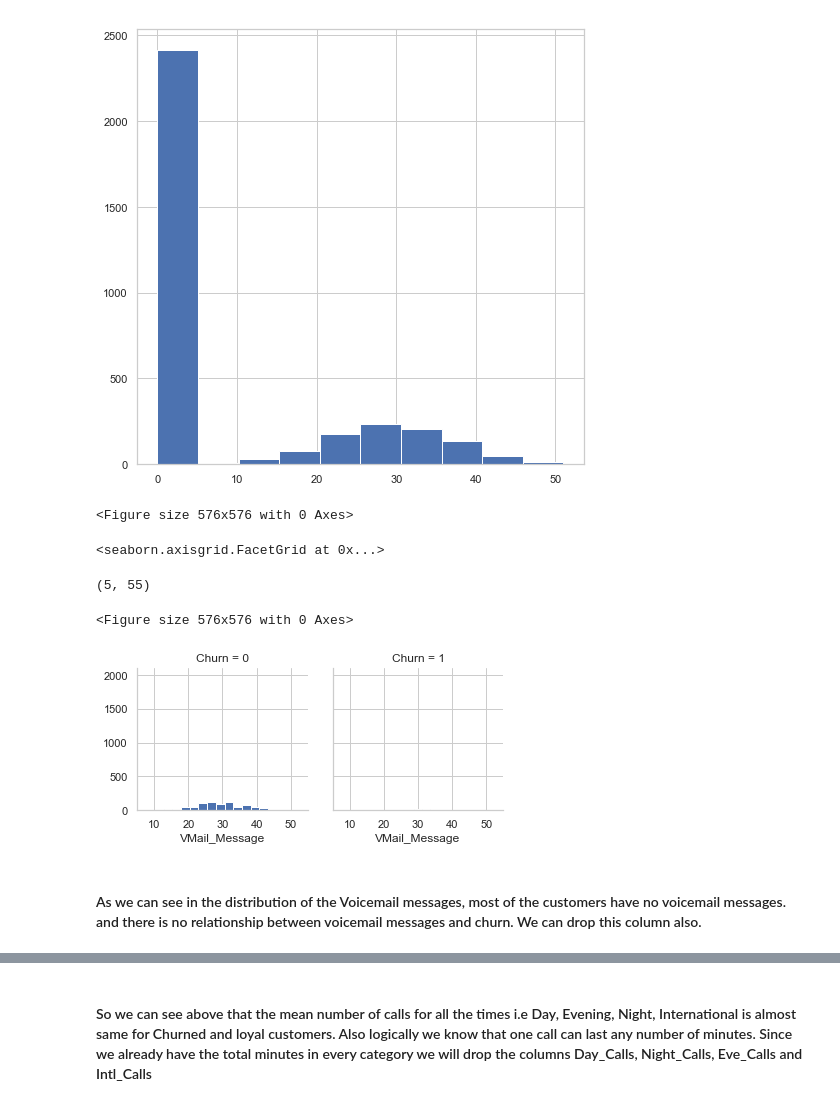
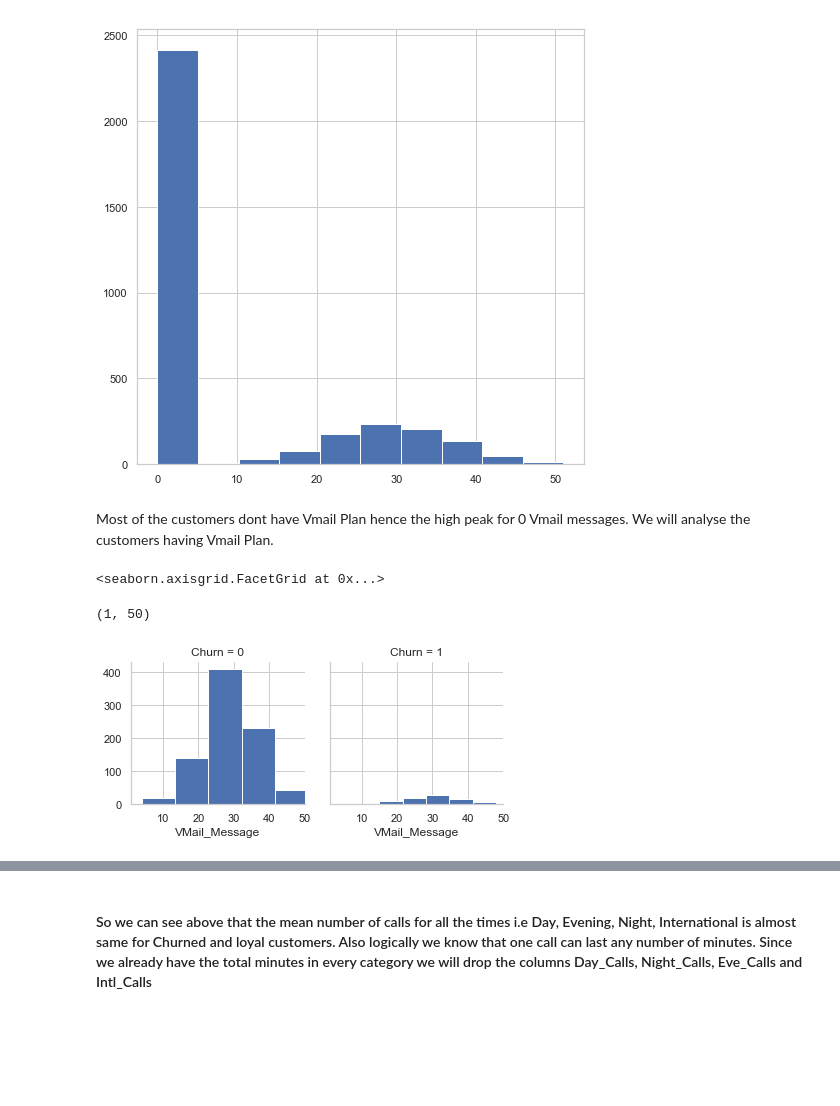
Before and after one commit to uoft-datascience/3250, a Jupyter notebook: Project-Churn.ipynb, the cells around one changed output, grey strips where cells are left out. Saved outputs shown, nothing was run; the diff lists cells and outputs as text; code cells hidden in the pictures; blank space fills up the shorter version.

```diff
--- a/Project-Churn.ipynb
+++ b/Project-Churn.ipynb
@@ -157,7 +171,7 @@ df_data = df_data.drop(['State'],axis=1)
 # %%
 df_data.replace({'Churn': {'False.': 0, 'True.': 1}}, inplace=True)
 df_data.replace({'Intl_Plan': {'no': 0, 'yes': 1}}, inplace=True)
-df_data.replace({'Vmail_Plan': {'no': 0, 'yes': 1}}, inplace=True)
+df_data.replace({'VMail_Plan': {'no': 0, 'yes': 1}}, inplace=True)
 # %%
 # df_data.replace({'State': {'AK':1, 'AL':2, 'AR':3, 'AZ':4, 'CA':5, 'CO':6, 'CT':7, 'DC':8, 'DE':9, 'FL':10, 'GA':11, 'HI':12,
 #                          'IA':13, 'ID':14, 'IL':15, 'IN':16, 'KS':17, 'KY':18, 'LA':19, 'MA':20, 'MD':21, 'ME':22, 'MI':23,
@@ -175,0 +190,5 @@ df_data.head()
+# %%
+df_data['Day_rate'] = df_data.Day_Charge /  df_data.Day_Mins
+df_data['Eve_rate'] = df_data.Eve_Charge / df_data.Eve_Mins
+df_data['Night_rate'] = df_data.Night_Charge / df_data.Night_Mins
+df_data['Intl_rate'] = df_data.Intl_Charge / df_data.Intl_Mins
@@ -176,3 +222,5 @@ df_data.head()
+# %%
+df_data = df_data.drop(columns=[ 'Day_rate','Eve_rate','Night_rate', 'Intl_rate'])
 # %%
 ## Check overall correlation
 cor = df_data.corr()
@@ -211,7 +273,7 @@ df_data[(df_data.Vmail_Plan == 0) & (df_data.VMail_Message > 0)]
 # %% [markdown]
 #### We can see that VMail Message is greater than 0 only if Vmail Plan is True. Hence we can drop Vmail Plan.
 # %%
-df_data = df_data.drop(columns=['Vmail_Plan'])
+df_data = df_data.drop(columns=['VMail_Plan'])
 # %%
 plt.figure(figsize = (8,8))
 df_data['VMail_Message'].hist()
@@ -219,16 +281,14 @@ df_data['VMail_Message'].hist()
 <Figure size 576x576 with 0 Axes>
 <matplotlib.axes._subplots.AxesSubplot at 0x...>
 [figure]
+# %% [markdown]
+Most of the customers dont have Vmail Plan hence the high peak for 0 Vmail messages. We will analyse the customers having Vmail Plan.
 # %%
-g = sns.FacetGrid(df_data, col='Churn')
-g.map(plt.hist, 'VMail_Message', bins=20)
-plt.xlim(xmin=5, xmax = 55)
+g = sns.FacetGrid(df_data[df_data.VMail_Message > 0], col='Churn')
+g.map(plt.hist, 'VMail_Message', bins=5)
+plt.xlim(xmin=1, xmax = 50)
 # %% [output]
-<Figure size 576x576 with 0 Axes>
+<seaborn.axisgrid.FacetGrid at 0x...>
-<seaborn.axisgrid.FacetGrid at 0x...>
+(1, 50)
-(5, 55)
-<Figure size 576x576 with 0 Axes>
-[figure, old version]
+[figure, new version]
-# %% [markdown]
-#### As we can see in the distribution of the Voicemail messages, most of the customers have no voicemail messages. and there is no relationship between voicemail messages and churn. We can drop this column also.
 # %%
```
Also changed, not shown: parts of 63 cells of this notebook.
